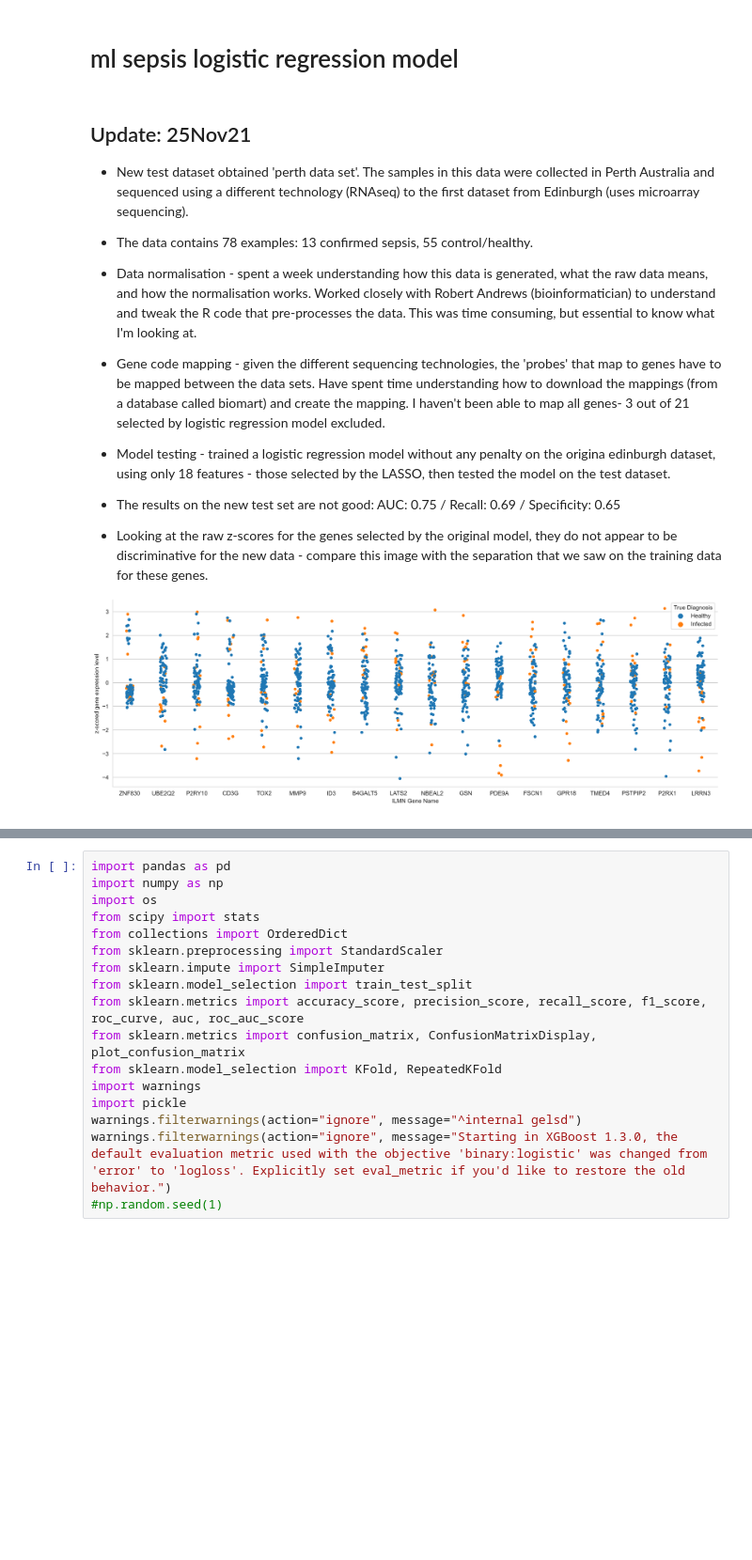
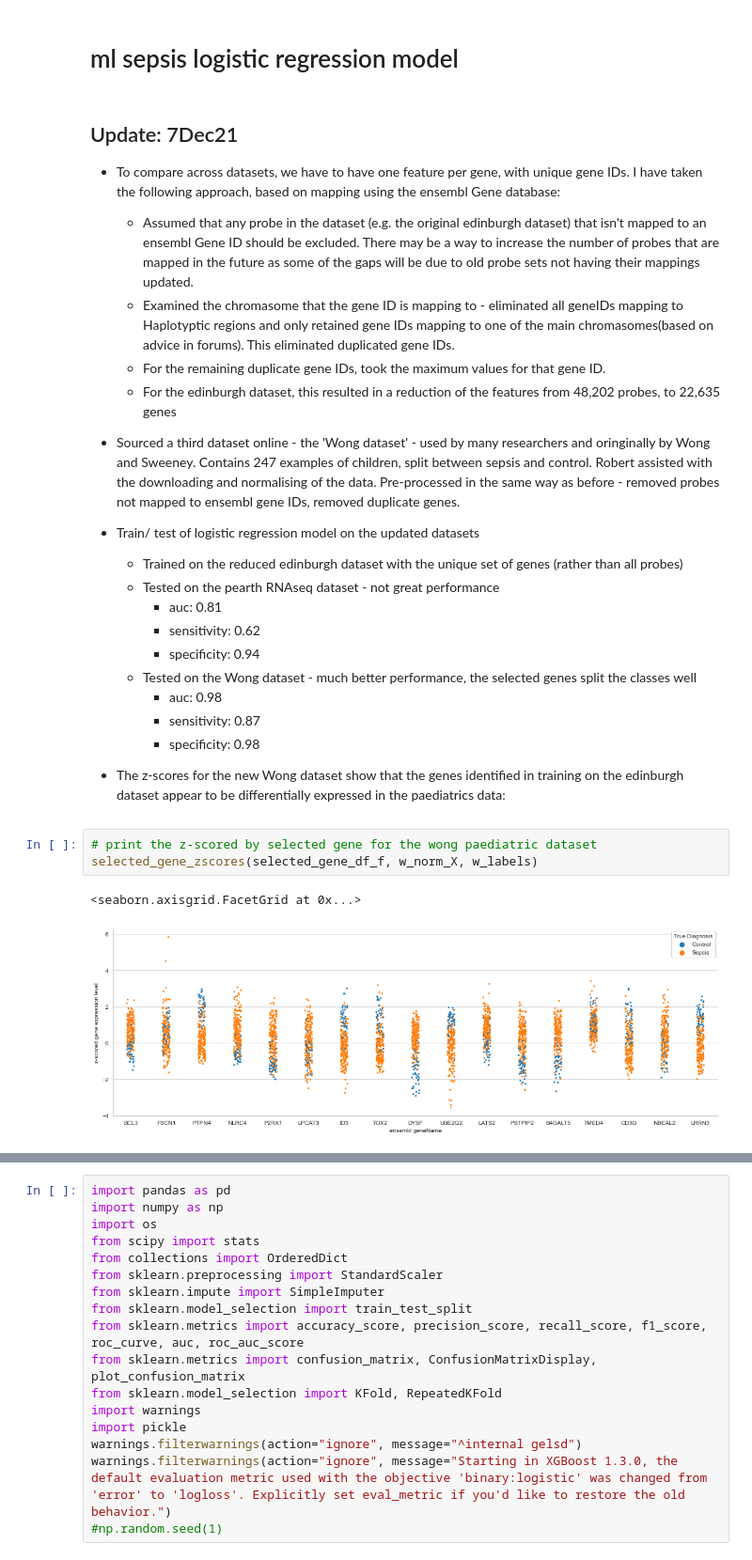
Before and after one commit to parkyed/sepsis_ml_omics_msc, a Jupyter notebook: neonatal_logistic_regression.ipynb, the cells around one changed output, grey strips where cells are left out. Shown at 94% size. Drawn from its saved outputs; the diff is of its cells as text; blank space fills up the shorter version.

```diff
--- a/neonatal_logistic_regression.ipynb
+++ b/neonatal_logistic_regression.ipynb
@@ -1,21 +1,34 @@
 # %% [markdown]
 # ml sepsis logistic regression model
 # %% [markdown]
-## Update: 25Nov21
+## Update: 7Dec21
 
-- New test dataset obtained 'perth data set'. The samples in this data were collected in Perth Australia and sequenced using a different technology (RNAseq) to the first dataset from Edinburgh (uses microarray sequencing).
-- The data contains 78 examples: 13 confirmed sepsis, 55 control/healthy.
-- Data normalisation - spent a week understanding how this data is generated, what the raw data means, and how the normalisation works. Worked closely with Robert Andrews (bioinformatician) to understand and tweak the R code that pre-processes the data. This was time consuming, but essential to know what I'm looking at.
-- Gene code mapping - given the different sequencing technologies, the 'probes' that map to genes have to be mapped between the data sets. Have spent time understanding how to download the mappings (from a database called biomart) and create the mapping. I haven't been able to map all genes- 3 out of 21 selected by logistic regression model excluded.
+- To compare across datasets, we have to have one feature per gene, with unique gene IDs. I have taken the following approach, based on mapping using the ensembl Gene database:
+    - Assumed that any probe in the dataset (e.g. the original edinburgh dataset) that isn't mapped to an ensembl Gene ID should be excluded. There may be a way to increase the number of probes that are mapped in the future as some of the gaps will be due to old probe sets not having their mappings updated.
+    - Examined the chromasome that the gene ID is mapping to - eliminated all geneIDs mapping to Haplotyptic regions and only retained gene IDs mapping to one of the main chromasomes(based on advice in forums). This eliminated duplicated gene IDs.
+    - For the remaining duplicate gene IDs, took the maximum values for that gene ID.
+    - For the edinburgh dataset, this resulted in a reduction of the features from 48,202 probes, to 22,635 genes
 
-- Model testing - trained a logistic regression model without any penalty on the origina edinburgh dataset, using only 18 features - those selected by the LASSO, then tested the model on the test dataset.
+- Sourced a third dataset online - the 'Wong dataset' - used by many researchers and oringinally by Wong and Sweeney. Contains 247 examples of children, split between sepsis and control. Robert assisted with the downloading and normalising of the data. Pre-processed in the same way as before - removed probes not mapped to ensembl gene IDs, removed duplicate genes.
 
-- The results on the new test set are not good: AUC: 0.75 / Recall: 0.69 / Specificity: 0.65
+- Train/ test of logistic regression model on the updated datasets
+    - Trained on the reduced edinburgh dataset with the unique set of genes (rather than all probes)
+    - Tested on the pearth RNAseq dataset - not great performance
+        - auc:  0.81
+        - sensitivity:  0.62
+        - specificity:  0.94
+    - Tested on the Wong dataset - much better performance, the selected genes split the classes well
+        - auc:  0.98
+        - sensitivity:  0.87
+        - specificity:  0.98
 
-- Looking at the raw z-scores for the genes selected by the original model, they do not appear to be discriminative for the new data - compare this image with the separation that we saw on the training data for these genes.
-
-
-![perth_gene_plot.png](attachment:perth_gene_plot.png)
+- The z-scores for the new Wong dataset show that the genes identified in training on the edinburgh dataset appear to be differentially expressed in the paediatrics data:
+# %%
+# print the z-scored by selected gene for the wong paediatric dataset
+selected_gene_zscores(selected_gene_df_f, w_norm_X, w_labels)
+# %% [output]
+<seaborn.axisgrid.FacetGrid at 0x...>
+[figure, added]
 # %% [markdown]
 ## Potential Next Steps
 
```
Also changed, not shown: parts of 42 cells of this notebook.
